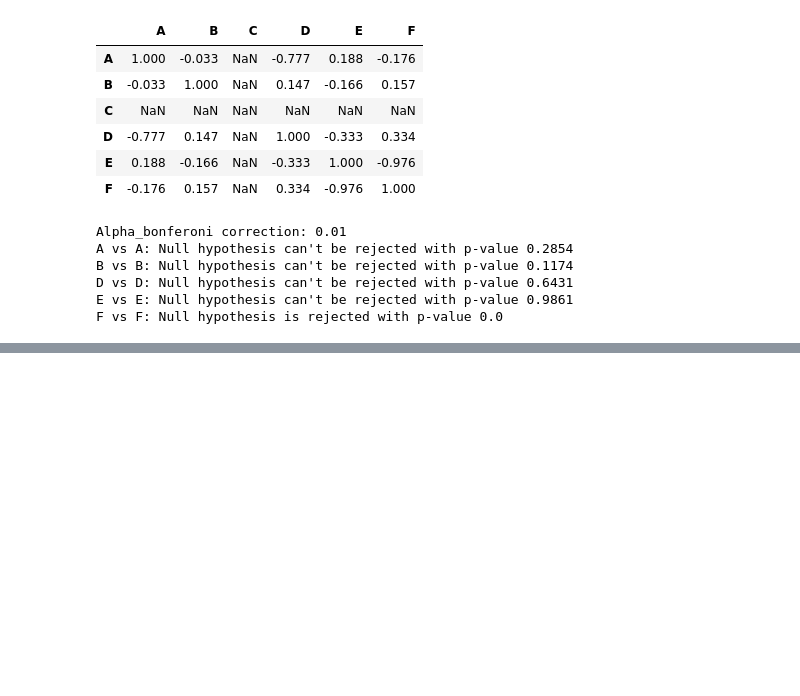
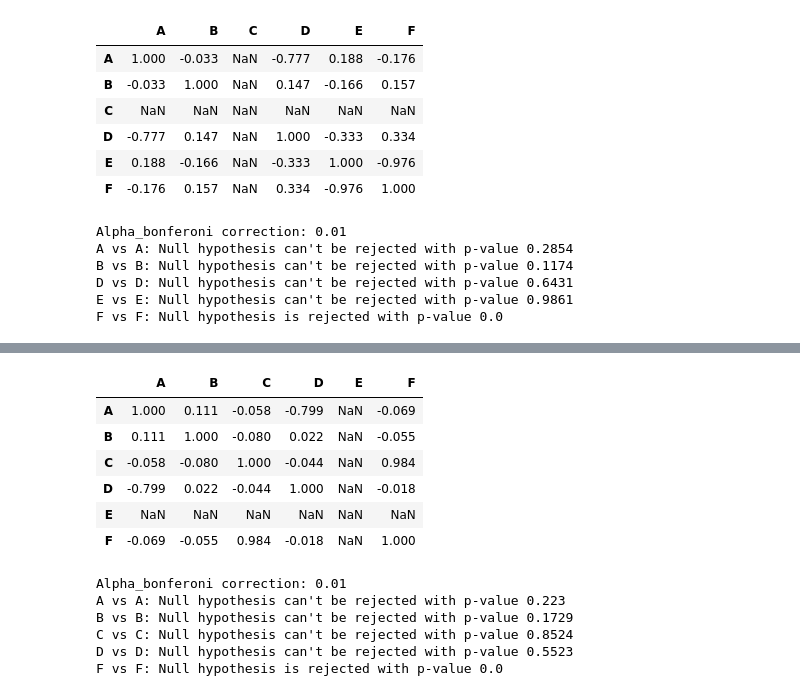
Before and after one commit to katinka314/AL_graph_project, a Jupyter notebook: analysis.ipynb, the cells around one changed output, grey strips where cells are left out. Drawn from its saved outputs; the diff is of its cells as text; code cells hidden in the pictures; blank space fills up the shorter version.

```diff
--- a/analysis.ipynb
+++ b/analysis.ipynb
@@ -243,0 +280,19 @@ F vs F: Null hypothesis is rejected with p-value 0.0
+# %%
+corrs
+# %% [output]
+|  | A | B | C | D | E | F |
+| A | 1.000 | 0.111 | -0.058 | -0.799 | NaN | -0.069 |
+| B | 0.111 | 1.000 | -0.080 | 0.022 | NaN | -0.055 |
+| C | -0.058 | -0.080 | 1.000 | -0.044 | NaN | 0.984 |
+| D | -0.799 | 0.022 | -0.044 | 1.000 | NaN | -0.018 |
+| E | NaN | NaN | NaN | NaN | NaN | NaN |
+| F | -0.069 | -0.055 | 0.984 | -0.018 | NaN | 1.000 |
+# %%
+ks_2(baseline, intervention_E2, vars, "E")
+# %% [output]
+Alpha_bonferoni correction: 0.01
+A vs A: Null hypothesis can't be rejected with p-value 0.223
+B vs B: Null hypothesis can't be rejected with p-value 0.1729
+C vs C: Null hypothesis can't be rejected with p-value 0.8524
+D vs D: Null hypothesis can't be rejected with p-value 0.5523
+F vs F: Null hypothesis is rejected with p-value 0.0
```
Also changed, not shown: parts of 3 cells of this notebook.
